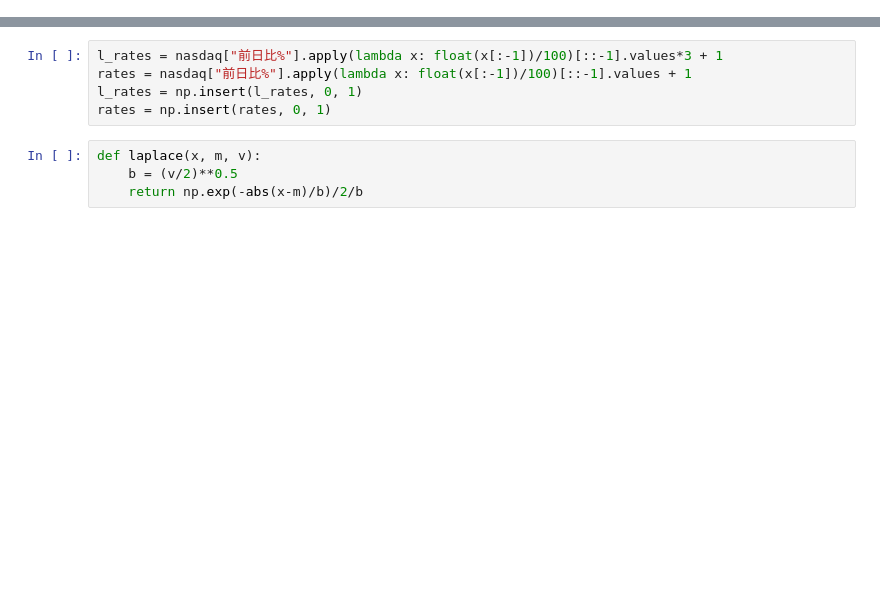
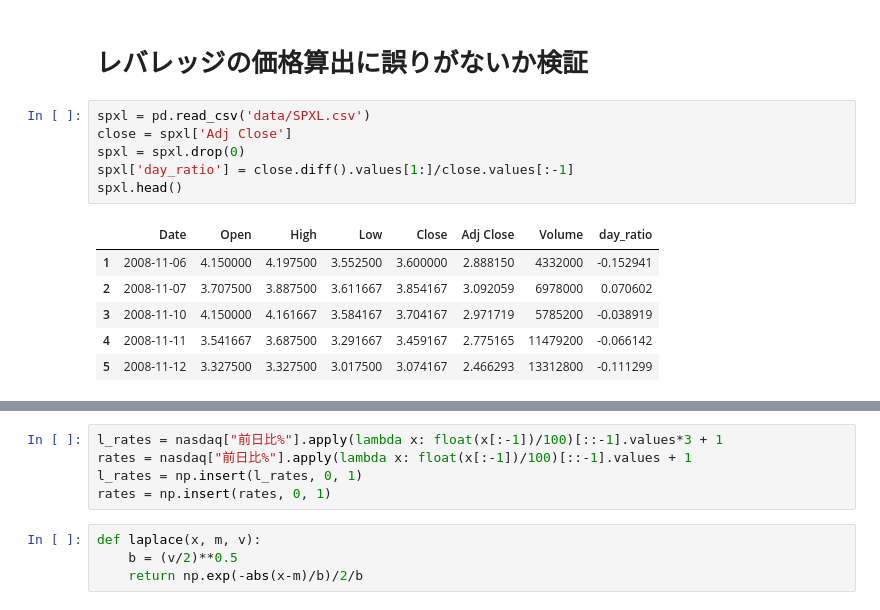
Before and after one commit to IntenF/leveraged_etf, a Jupyter notebook: レバレッジETFの特性調べ.ipynb, the cells around one changed output, grey strips where cells are left out. Saved outputs shown, nothing was run; the diff lists cells and outputs as text; blank space fills up the shorter version.

```diff
--- a/レバレッジETFの特性調べ.ipynb
+++ b/レバレッジETFの特性調べ.ipynb
@@ -4,0 +26,15 @@ import pandas as pd
+# %% [markdown]
+# レバレッジの価格算出に誤りがないか検証
+# %%
+spxl = pd.read_csv('data/SPXL.csv')
+close = spxl['Adj Close']
+spxl = spxl.drop(0)
+spxl['day_ratio'] = close.diff().values[1:]/close.values[:-1]
+spxl.head()
+# %% [output]
+|  | Date | Open | High | Low | Close | Adj Close | Volume | day_ratio |
+| 1 | 2008-11-06 | 4.150000 | 4.197500 | 3.552500 | 3.600000 | 2.888150 | 4332000 | -0.152941 |
+| 2 | 2008-11-07 | 3.707500 | 3.887500 | 3.611667 | 3.854167 | 3.092059 | 6978000 | 0.070602 |
+| 3 | 2008-11-10 | 4.150000 | 4.161667 | 3.584167 | 3.704167 | 2.971719 | 5785200 | -0.038919 |
+| 4 | 2008-11-11 | 3.541667 | 3.687500 | 3.291667 | 3.459167 | 2.775165 | 11479200 | -0.066142 |
+| 5 | 2008-11-12 | 3.327500 | 3.327500 | 3.017500 | 3.074167 | 2.466293 | 13312800 | -0.111299 |
```
Also changed, not shown: parts of 27 cells of this notebook, 1 other file.
